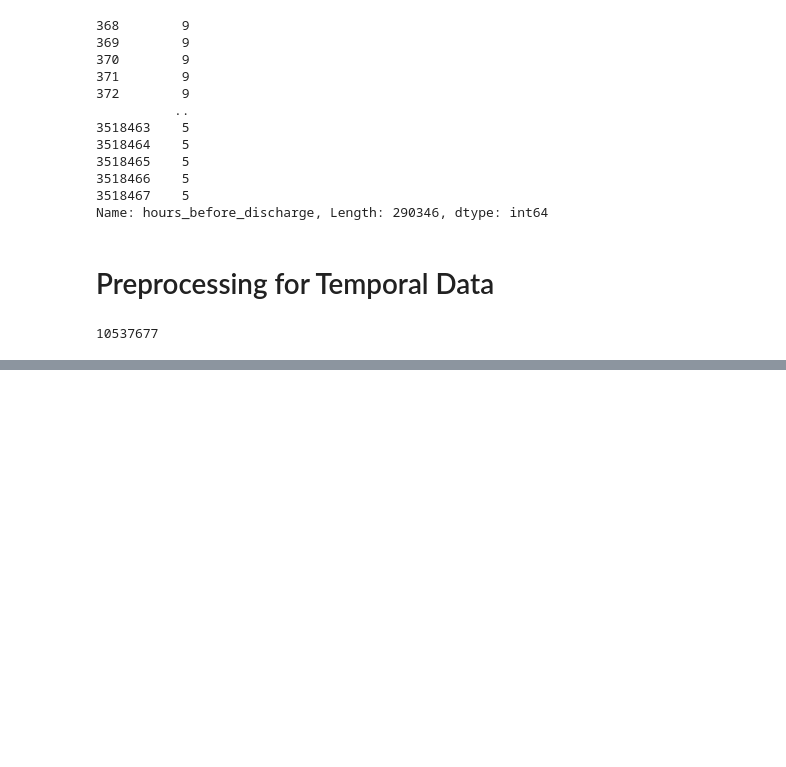
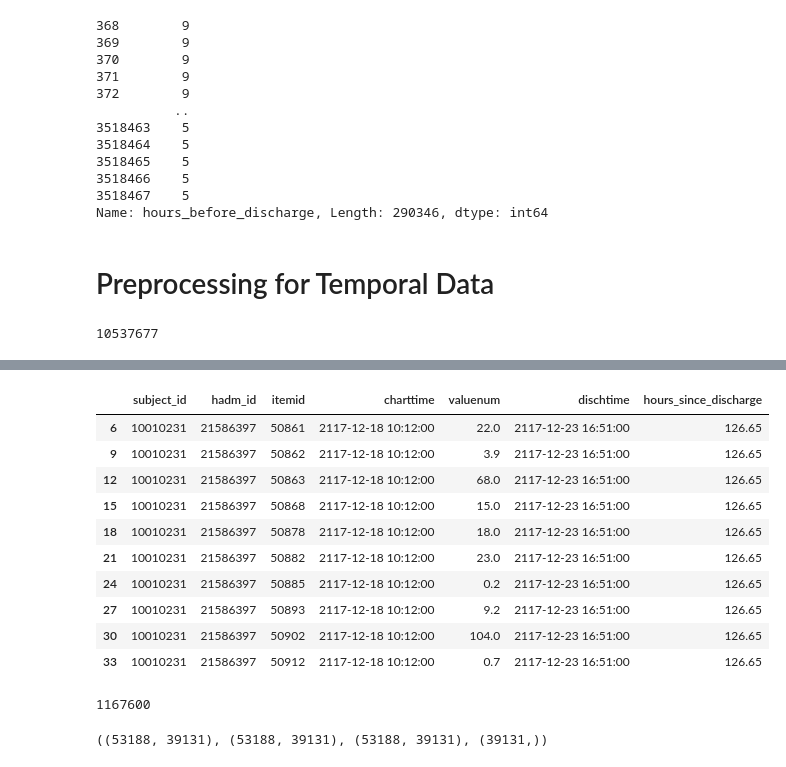
Before and after one commit to Crazz-Zaac/informative-missingness, a Jupyter notebook: project/notebooks/exp_2025.ipynb, the cells around one changed output, grey strips where cells are left out. Saved outputs shown, nothing was run; the diff lists cells and outputs as text; code cells hidden in the pictures; blank space fills up the shorter version.

```diff
--- a/project/notebooks/exp_2025.ipynb
+++ b/project/notebooks/exp_2025.ipynb
@@ -360,29 +363,3 @@ def assign_time_bin(hours_before_discharge, window_hours=6):
         0.5h → bin 0, 6.1h → bin 6, 23h → bin 18
     """
     return (np.floor(hours_before_discharge / window_hours) * window_hours)
-# %%
-aggregation_window_size = 12
-# aggregating all lab events per admission into a single row with many columns
-window_size = 7
-filtering_hours = window_size * 24  # convert days to hours
-
-temp_df.loc[:, "days_before_discharge"] = (
-    temp_df["dischtime"] - temp_df["charttime"]
-).dt.total_seconds() / 3600  # convert to hours
-
-temp_df = temp_df[
-    (temp_df["days_before_discharge"] >= 0)
-    & (temp_df["days_before_discharge"] < filtering_hours)
-].copy()
-
-temp_df.loc[:, "time_bin"] = assign_time_bin(
-    temp_df["days_before_discharge"], aggregation_window_size
-)
-# Convert time_bin to string for feature_id
-temp_df.loc[:, "feature_id"] = (
-    "itemid_"
-    + temp_df["itemid"].astype(str)
-    + "_last_"
-    + temp_df["time_bin"].astype(str)
-    + "_hours_prior"
-)
@@ -389 +410,23 @@ temp_df.loc[:, "feature_id"] = (
+# %%
+df.head(10)
+# %% [output]
+|  | subject_id | hadm_id | itemid | charttime | valuenum | dischtime | hours_since_discharge |
+| 6 | 10010231 | 21586397 | 50861 | 2117-12-18 10:12:00 | 22.0 | 2117-12-23 16:51:00 | 126.65 |
+| 9 | 10010231 | 21586397 | 50862 | 2117-12-18 10:12:00 | 3.9 | 2117-12-23 16:51:00 | 126.65 |
+| 12 | 10010231 | 21586397 | 50863 | 2117-12-18 10:12:00 | 68.0 | 2117-12-23 16:51:00 | 126.65 |
+| 15 | 10010231 | 21586397 | 50868 | 2117-12-18 10:12:00 | 15.0 | 2117-12-23 16:51:00 | 126.65 |
+| 18 | 10010231 | 21586397 | 50878 | 2117-12-18 10:12:00 | 18.0 | 2117-12-23 16:51:00 | 126.65 |
+| 21 | 10010231 | 21586397 | 50882 | 2117-12-18 10:12:00 | 23.0 | 2117-12-23 16:51:00 | 126.65 |
+| 24 | 10010231 | 21586397 | 50885 | 2117-12-18 10:12:00 | 0.2 | 2117-12-23 16:51:00 | 126.65 |
+| 27 | 10010231 | 21586397 | 50893 | 2117-12-18 10:12:00 | 9.2 | 2117-12-23 16:51:00 | 126.65 |
+| 30 | 10010231 | 21586397 | 50902 | 2117-12-18 10:12:00 | 104.0 | 2117-12-23 16:51:00 | 126.65 |
+| 33 | 10010231 | 21586397 | 50912 | 2117-12-18 10:12:00 | 0.7 | 2117-12-23 16:51:00 | 126.65 |
+# %%
+len(df)
+# %% [output]
+1167600
+# %%
+x.shape, masking.shape, delta.shape, timestamps.shape
+# %% [output]
+((53188, 39131), (53188, 39131), (53188, 39131), (39131,))
 # %%
```
Also changed, not shown: parts of 7 cells of this notebook, 1 other file.
